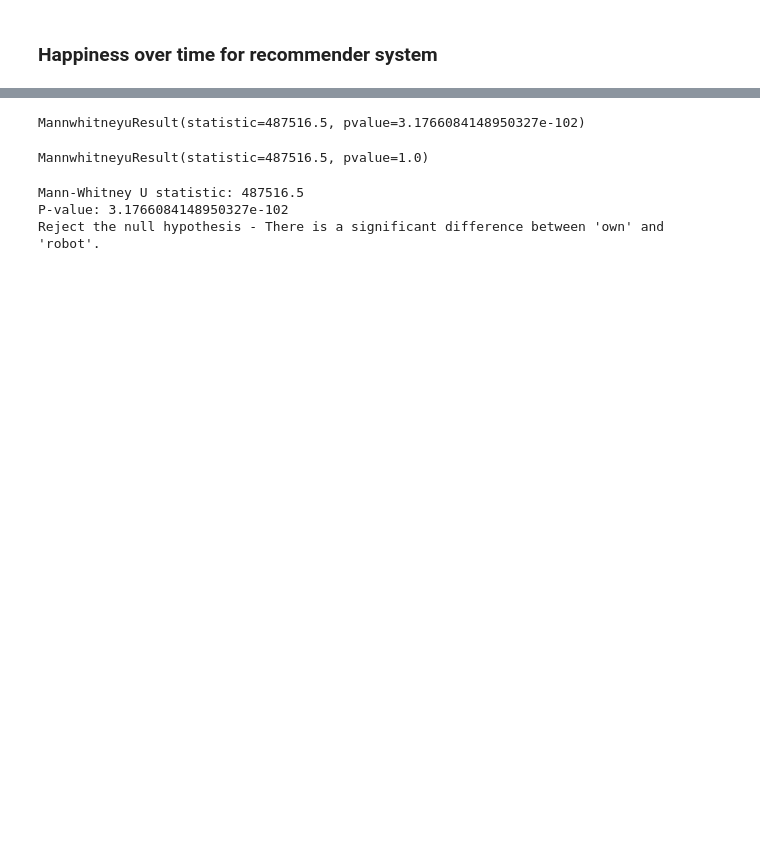
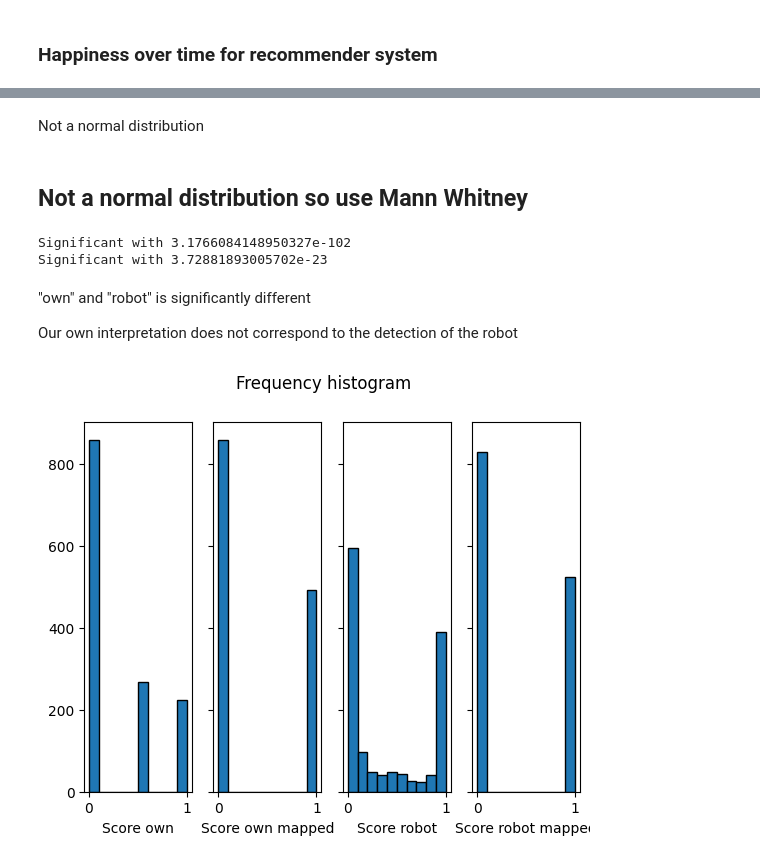
Before and after one commit to ebnerlena/can-I-joke-on-you, a Jupyter notebook: experiments/happiness_evaluation.ipynb, the cells around one changed output, grey strips where cells are left out. Cells and saved outputs as stored; diff of their text form; code cells hidden in the pictures; blank space fills up the shorter version.

```diff
--- a/experiments/happiness_evaluation.ipynb
+++ b/experiments/happiness_evaluation.ipynb
@@ -271,32 +386,50 @@ Shapiro-Wilk Test Statistic: 0.7311680316925049
 P-value: 0.0
-# %%
-# SciPy v1.7.1
-import scipy.stats as stats
-# perform two-sided test. You can use 'greater' or 'less' for one-sided test
-stats.mannwhitneyu(x=df['own'], y=df['robot'], alternative = 'two-sided')
-# %% [output]
-MannwhitneyuResult(statistic=487516.5, pvalue=3.1766084148950327e-102)
-# %%
-import scipy.stats as stats
-stats.mannwhitneyu(x=df['own'], y=df['robot'], alternative = 'greater')
-# %% [output]
-MannwhitneyuResult(statistic=487516.5, pvalue=1.0)
-# %%
-from scipy.stats import mannwhitneyu
-# Perform the Mann-Whitney U test
-statistic, p_value = mannwhitneyu(df['own'], df['robot'])
-
-# Display the test statistic and p-value
-print(f"Mann-Whitney U statistic: {statistic}")
-print(f"P-value: {p_value}")
-
-# Check the significance level (e.g., 0.05)
-alpha = 0.05
-if p_value < alpha:
-    print("Reject the null hypothesis - There is a significant difference between 'own' and 'robot'.")
-else:
-    print("Fail to reject the null hypothesis - There is no significant difference between 'own' and 'robot'.")
-# %% [output]
-Mann-Whitney U statistic: 487516.5
-P-value: 3.1766084148950327e-102
-Reject the null hypothesis - There is a significant difference between 'own' and 'robot'.
+# %% [markdown]
+Not a normal distribution
+# %% [markdown]
+## Not a normal distribution so use Mann Whitney
+# %%
+import scipy.stats as stats
+
+stat, p_value = stats.mannwhitneyu(x=df['own'], y=df['robot'], alternative = 'two-sided')
+# stat, p_value = stats.wilcoxon(x=df['own'], y=df['robot'], alternative = 'two-sided')
+alpha = 0.05
+if p_value < alpha:
+    print("Significant with", p_value)
+else:
+    print("Not significant with", p_value)
+
+stat, p_value = stats.mannwhitneyu(x=df['own'], y=df['robot_mapped'], alternative = 'two-sided')
+# stat, p_value = stats.wilcoxon(x=df['own'], y=df['robot_mapped'], alternative = 'two-sided')
+alpha = 0.05
+if p_value < alpha:
+    print("Significant with", p_value)
+else:
+    print("Not significant with", p_value)
+# %% [output]
+Significant with 3.1766084148950327e-102
+Significant with 3.72881893005702e-23
+# %% [markdown]
+"own" and "robot" is significantly different
+
+Our own interpretation does not correspond to the detection of the robot
+# %%
+# Map 'robot' values to the desired ranges using np.select
+df['robot_round'] = np.where(df['robot'] < 0.5, 0, 1)
+df['own_round'] = np.where(df['own'] == 0.5, 1, df['own'])
+
+# plot histogram
+import matplotlib.pyplot as plt
+fig, (ax1, ax2, ax3, ax4) = plt.subplots(1, 4, sharey=True)
+fig.suptitle('Frequency histogram')
+ax1.hist(df['own'], bins=10, histtype='bar', ec='k')
+ax2.hist(df['own_round'], bins=10, histtype='bar', ec='k')
+ax3.hist(df['robot'], bins=10, histtype='bar', ec='k')
+ax4.hist(df['robot_round'], bins=10, histtype='bar', ec='k')
+ax1.set_xlabel("Score own")
+ax2.set_xlabel("Score own mapped")
+ax3.set_xlabel("Score robot")
+ax4.set_xlabel("Score robot mapped")
+plt.show()
+# %% [output]
+[figure, added]
```
Also changed, not shown: parts of 20 cells of this notebook.
